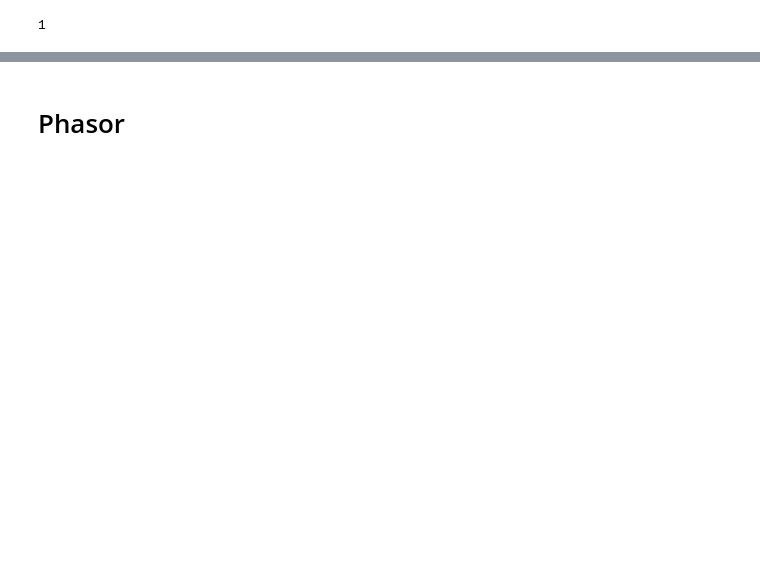
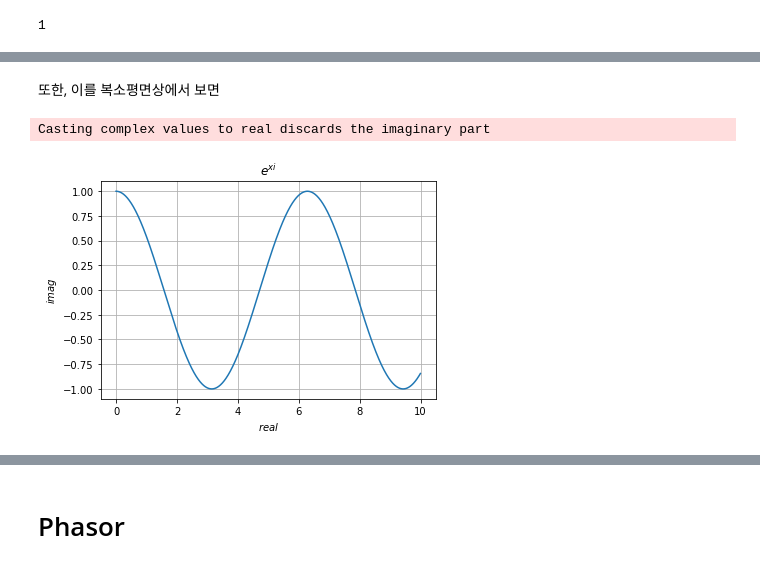
Before and after one commit to TaeYongGong/class2021Spring, a Jupyter notebook: sound.ipynb, the cells around one changed output, grey strips where cells are left out. Drawn from its saved outputs; the diff is of its cells as text; code cells hidden in the pictures; blank space fills up the shorter version.

```diff
--- a/sound.ipynb
+++ b/sound.ipynb
@@ -14,0 +114,12 @@ from scipy.signal import lfilter
+# %% [markdown]
+또한, 이를 복소평면상에서 보면
+# %%
+plt.plot(x[0:1000], z[0:1000])
+plt.title('$e^{xi}$')
+plt.xlabel('$real$')
+plt.ylabel('$imag$')
+plt.grid(True)
+plt.show()
+# %% [output]
+Casting complex values to real discards the imaginary part
+[figure, added]
```
Also changed, not shown: parts of 28 cells of this notebook.
